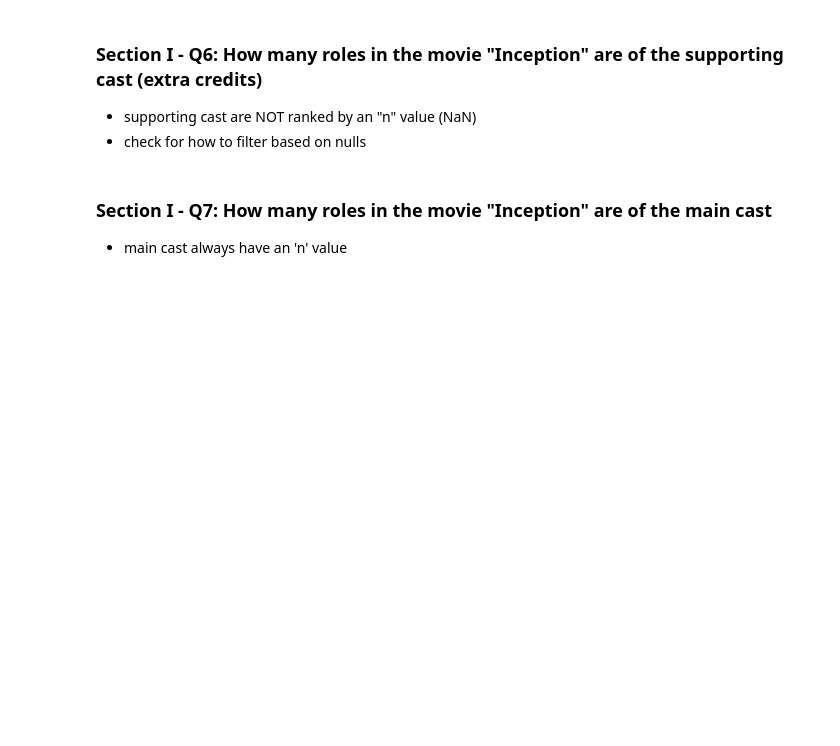
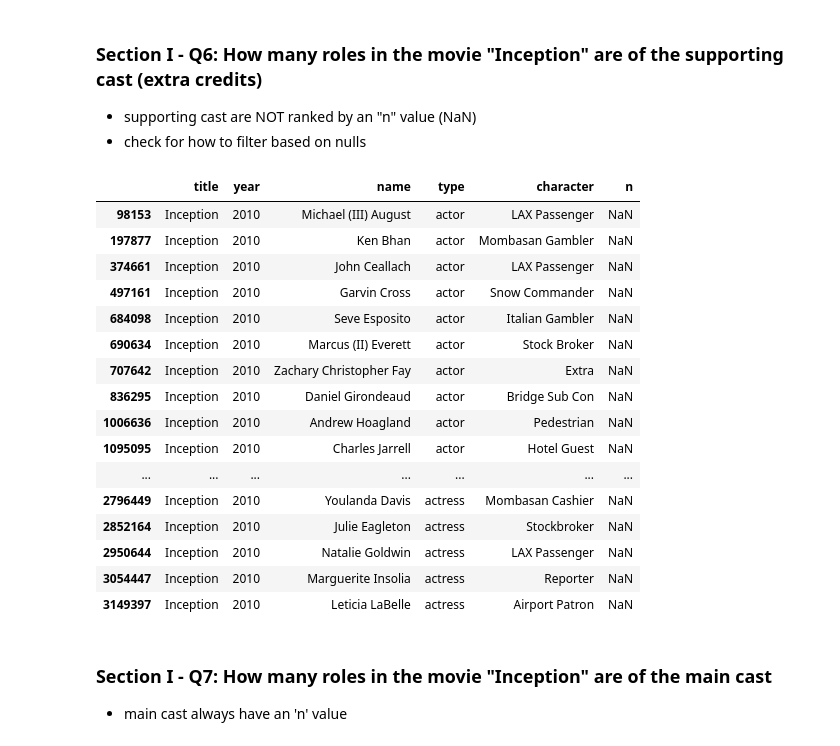
Before and after one commit to aq2oo3/mec-mini-projects, a Jupyter notebook: mec-5.3.10-data-wranging-with-pandas-mini-project/Mini_Project_Data_Wrangling_Pandas.ipynb, the cells around one changed output. Drawn from its saved outputs; the diff is of its cells as text; code cells hidden in the pictures; blank space fills up the shorter version.

```diff
--- a/mec-5.3.10-data-wranging-with-pandas-mini-project/Mini_Project_Data_Wrangling_Pandas.ipynb
+++ b/mec-5.3.10-data-wranging-with-pandas-mini-project/Mini_Project_Data_Wrangling_Pandas.ipynb
@@ -228,6 +228,27 @@ ham_df[ham_df.year >= 2000].sort_values(by=['year'], ascending=True)
 ### Section I - Q6: How many roles in the movie "Inception" are of the supporting cast (extra credits)
 - supporting cast are NOT ranked by an "n" value (NaN)
 - check for how to filter based on nulls
+# %%
+cast[(cast.title == "Inception") & (cast.n.isnull())]
+#cast.isnull().any(axis = 1)
+# %% [output]
+|  | title | year | name | type | character | n |
+| 98153 | Inception | 2010 | Michael (III) August | actor | LAX Passenger | NaN |
+| 197877 | Inception | 2010 | Ken Bhan | actor | Mombasan Gambler | NaN |
+| 374661 | Inception | 2010 | John Ceallach | actor | LAX Passenger | NaN |
+| 497161 | Inception | 2010 | Garvin Cross | actor | Snow Commander | NaN |
+| 684098 | Inception | 2010 | Seve Esposito | actor | Italian Gambler | NaN |
+| 690634 | Inception | 2010 | Marcus (II) Everett | actor | Stock Broker | NaN |
+| 707642 | Inception | 2010 | Zachary Christopher Fay | actor | Extra | NaN |
+| 836295 | Inception | 2010 | Daniel Girondeaud | actor | Bridge Sub Con | NaN |
+| 1006636 | Inception | 2010 | Andrew Hoagland | actor | Pedestrian | NaN |
+| 1095095 | Inception | 2010 | Charles Jarrell | actor | Hotel Guest | NaN |
+| ... | ... | ... | ... | ... | ... | ... |
+| 2796449 | Inception | 2010 | Youlanda Davis | actress | Mombasan Cashier | NaN |
+| 2852164 | Inception | 2010 | Julie Eagleton | actress | Stockbroker | NaN |
+| 2950644 | Inception | 2010 | Natalie Goldwin | actress | LAX Passenger | NaN |
+| 3054447 | Inception | 2010 | Marguerite Insolia | actress | Reporter | NaN |
+| 3149397 | Inception | 2010 | Leticia LaBelle | actress | Airport Patron | NaN |
 # %% [markdown]
 ### Section I - Q7: How many roles in the movie "Inception" are of the main cast
 - main cast always have an 'n' value
```
